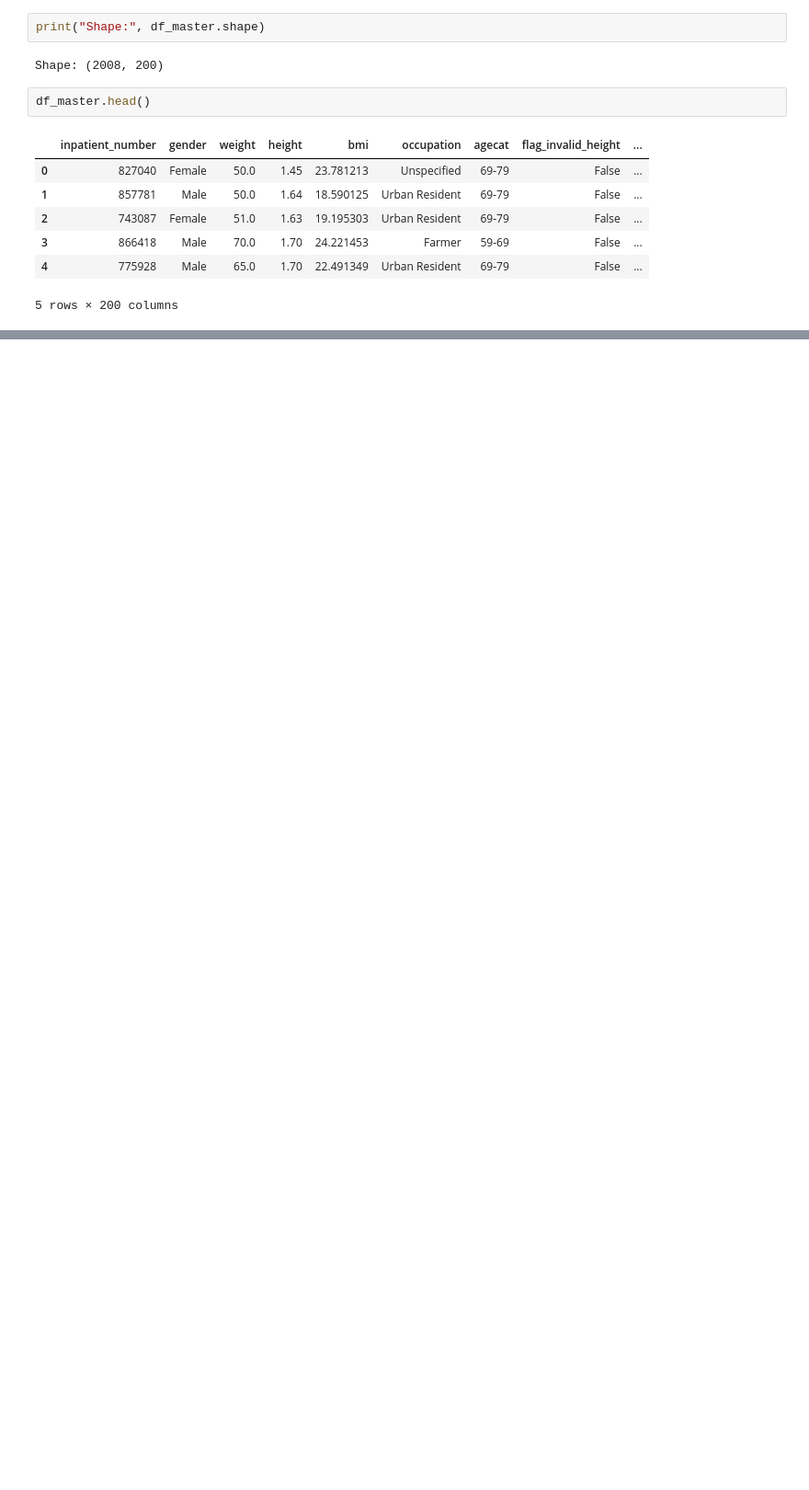
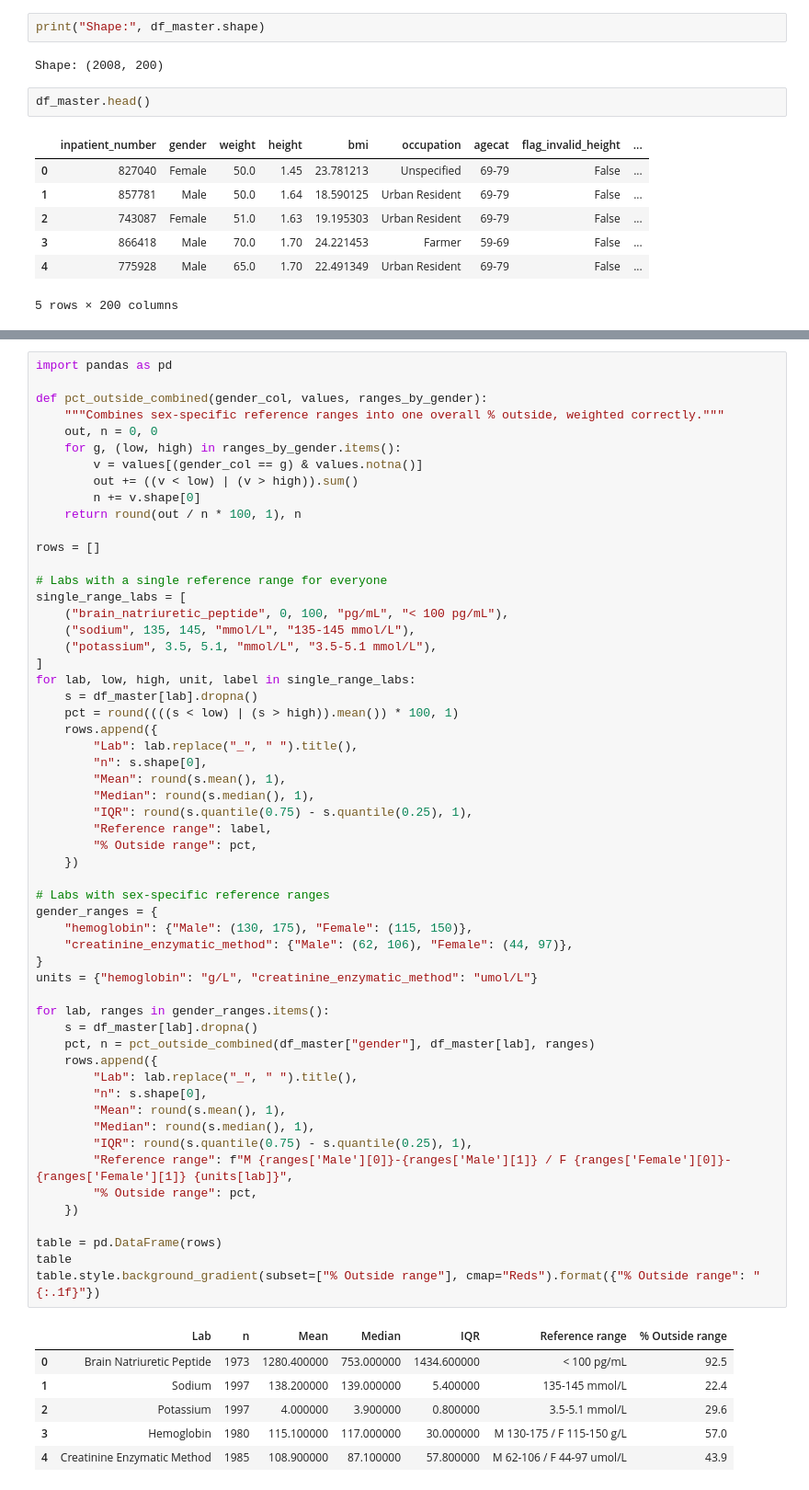
Before and after one commit to mishrasudha1984-png/Team4_The_Zen_OF_Five_PythonHackathon_Sep2026, a Jupyter notebook: Team4_The_Zen_Of_Five_02.Descriptive And Prescriptive.ipynb, the cells around one changed output, grey strips where cells are left out. Shown at 92% size. Cells and saved outputs as stored; diff of their text form; blank space fills up the shorter version.

```diff
--- a/Team4_The_Zen_Of_Five_02.Descriptive And Prescriptive.ipynb
+++ b/Team4_The_Zen_Of_Five_02.Descriptive And Prescriptive.ipynb
@@ -182,0 +53,63 @@ Name: proportion, dtype: float64
+# %%
+import pandas as pd
+
+def pct_outside_combined(gender_col, values, ranges_by_gender):
+    """Combines sex-specific reference ranges into one overall % outside, weighted correctly."""
+    out, n = 0, 0
+    for g, (low, high) in ranges_by_gender.items():
+        v = values[(gender_col == g) & values.notna()]
+        out += ((v < low) | (v > high)).sum()
+        n += v.shape[0]
+    return round(out / n * 100, 1), n
+
+rows = []
+
+# Labs with a single reference range for everyone
+single_range_labs = [
+    ("brain_natriuretic_peptide", 0, 100, "pg/mL", "< 100 pg/mL"),
+    ("sodium", 135, 145, "mmol/L", "135-145 mmol/L"),
+    ("potassium", 3.5, 5.1, "mmol/L", "3.5-5.1 mmol/L"),
+]
+for lab, low, high, unit, label in single_range_labs:
+    s = df_master[lab].dropna()
+    pct = round((((s < low) | (s > high)).mean()) * 100, 1)
+    rows.append({
+        "Lab": lab.replace("_", " ").title(),
+        "n": s.shape[0],
+        "Mean": round(s.mean(), 1),
+        "Median": round(s.median(), 1),
+        "IQR": round(s.quantile(0.75) - s.quantile(0.25), 1),
+        "Reference range": label,
+        "% Outside range": pct,
+    })
+
+# Labs with sex-specific reference ranges
+gender_ranges = {
+    "hemoglobin": {"Male": (130, 175), "Female": (115, 150)},
+    "creatinine_enzymatic_method": {"Male": (62, 106), "Female": (44, 97)},
+}
+units = {"hemoglobin": "g/L", "creatinine_enzymatic_method": "umol/L"}
+
+for lab, ranges in gender_ranges.items():
+    s = df_master[lab].dropna()
+    pct, n = pct_outside_combined(df_master["gender"], df_master[lab], ranges)
+    rows.append({
+        "Lab": lab.replace("_", " ").title(),
+        "n": s.shape[0],
+        "Mean": round(s.mean(), 1),
+        "Median": round(s.median(), 1),
+        "IQR": round(s.quantile(0.75) - s.quantile(0.25), 1),
+        "Reference range": f"M {ranges['Male'][0]}-{ranges['Male'][1]} / F {ranges['Female'][0]}-{ranges['Female'][1]} {units[lab]}",
+        "% Outside range": pct,
+    })
+
+table = pd.DataFrame(rows)
+table
+table.style.background_gradient(subset=["% Outside range"], cmap="Reds").format({"% Outside range": "{:.1f}"})
+# %% [output]
+|  | Lab | n | Mean | Median | IQR | Reference range | % Outside range |
+| 0 | Brain Natriuretic Peptide | 1973 | 1280.400000 | 753.000000 | 1434.600000 | < 100 pg/mL | 92.5 |
+| 1 | Sodium | 1997 | 138.200000 | 139.000000 | 5.400000 | 135-145 mmol/L | 22.4 |
+| 2 | Potassium | 1997 | 4.000000 | 3.900000 | 0.800000 | 3.5-5.1 mmol/L | 29.6 |
+| 3 | Hemoglobin | 1980 | 115.100000 | 117.000000 | 30.000000 | M 130-175 / F 115-150 g/L | 57.0 |
+| 4 | Creatinine Enzymatic Method | 1985 | 108.900000 | 87.100000 | 57.800000 | M 62-106 / F 44-97 umol/L | 43.9 |
```
Also changed, not shown: parts of 22 cells of this notebook.
